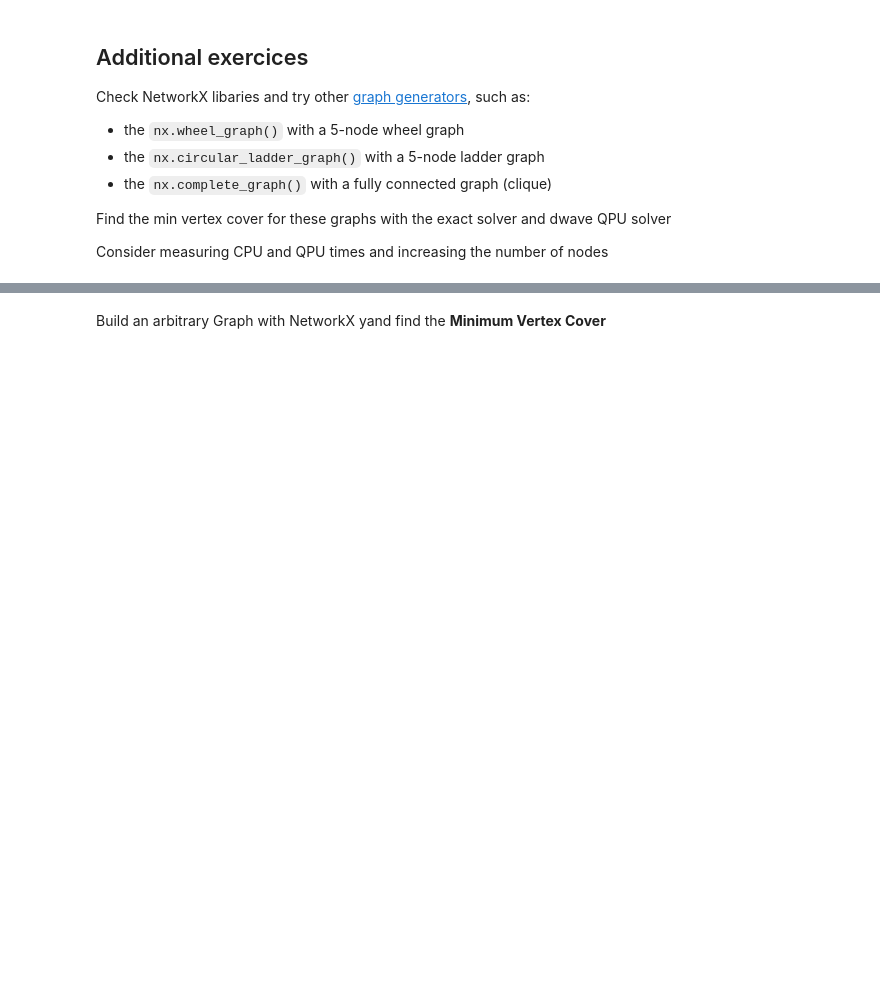
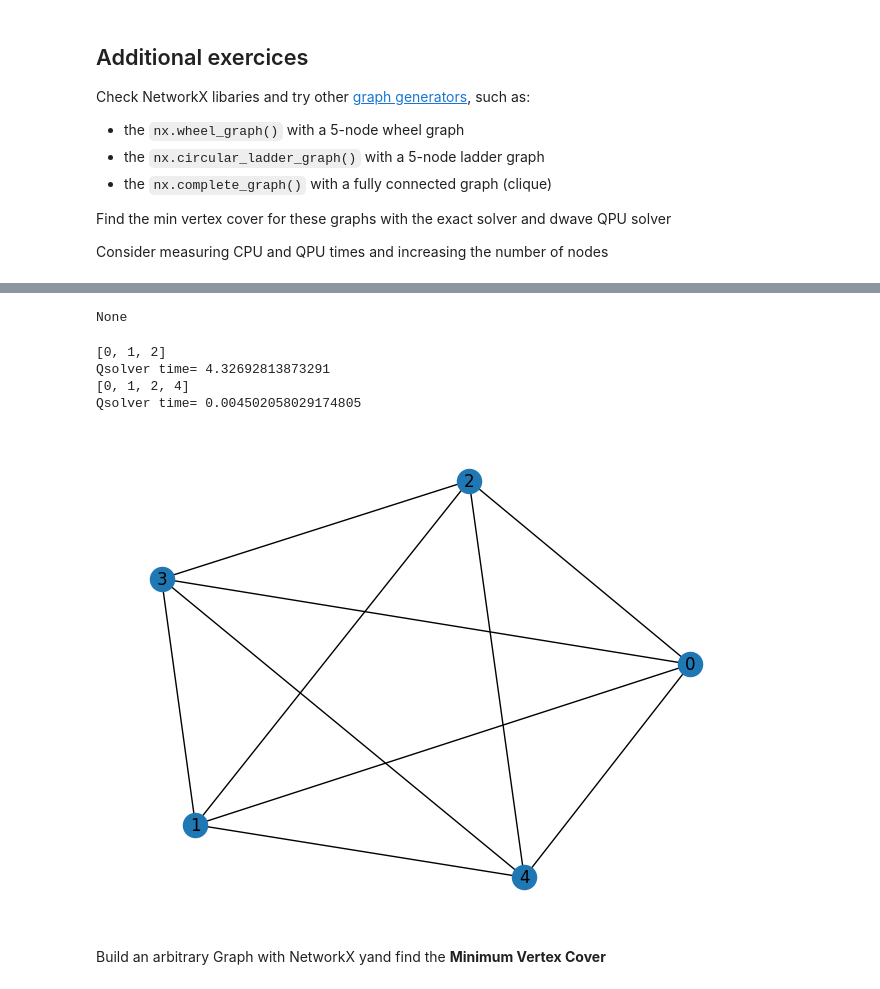
Before and after one commit to JLopard/dwaverepo, a Jupyter notebook: 01_vertex_cover.ipynb, the cells around one changed output, grey strips where cells are left out. Drawn from its saved outputs; the diff is of its cells as text; code cells hidden in the pictures; blank space fills up the shorter version.

```diff
--- a/01_vertex_cover.ipynb
+++ b/01_vertex_cover.ipynb
@@ -140,3 +151,26 @@ Qsolver time= 0.005746126174926758
+# %%
+#Creamos un grafo completo
+cg5 = nx.complete_graph(5)
+display(nx.draw(cg5,with_labels=True))
+
+#Lo resolvemos en la qpu
+t_init=time.time()
+sampler = EmbeddingComposite(DWaveSampler())
+print(dnx.min_vertex_cover(cg5, sampler))
+print('Qsolver time=',time.time()-t_init)
+
+#Lo resolvemos en la cpu
+t_init=time.time()
+sampler = ExactSolver()
+print(dnx.min_vertex_cover(cg5, sampler))
+print('Qsolver time=',time.time()-t_init)
+# %% [output]
+None
+[0, 1, 2]
+Qsolver time= 4.32692813873291
+[0, 1, 2, 4]
+Qsolver time= 0.004502058029174805
+[figure, added]
 # %% [markdown]
 Build an arbitrary Graph with NetworkX yand find the **Minimum Vertex Cover**
 # %%
```
Also changed, not shown: parts of 4 cells of this notebook, 3 other files.
